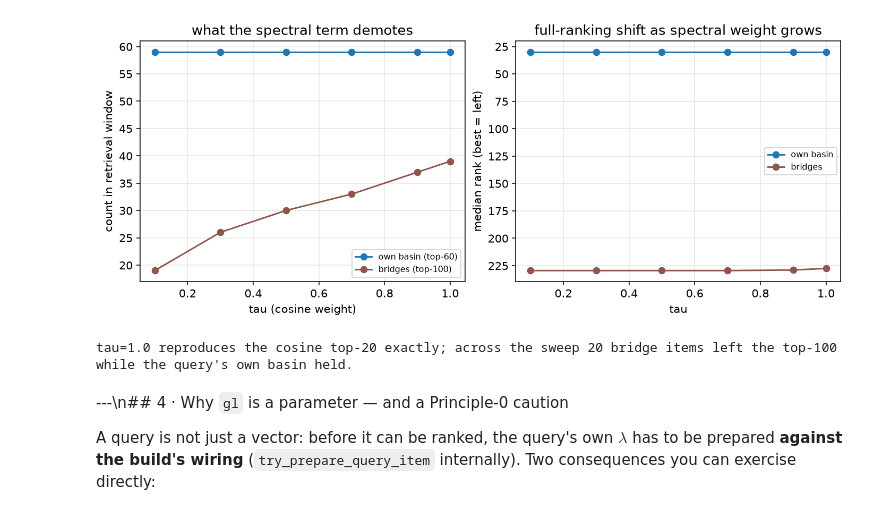
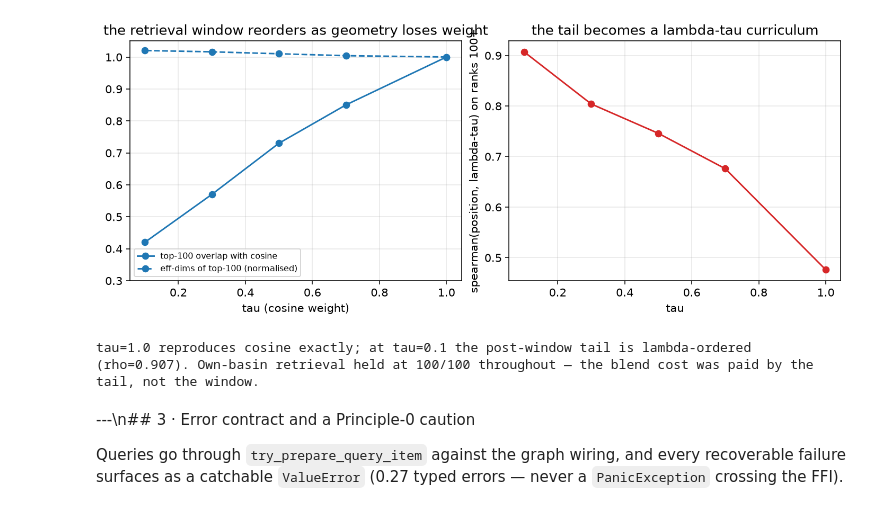
Before and after one commit to tuned-org-uk/arrowspace-analysis, a Jupyter notebook: arrowspace-base-use/00__feature_space_laplacian_and_search.ipynb, the cells around one changed output. Saved outputs shown, nothing was run; the diff lists cells and outputs as text; code cells hidden in the pictures.

```diff
--- a/arrowspace-base-use/00__feature_space_laplacian_and_search.ipynb
+++ b/arrowspace-base-use/00__feature_space_laplacian_and_search.ipynb
@@ -101,13 +111,19 @@ plt.show()
 # %%
-GRAPH_PARAMS = {"eps": 1.5, "k": 10, "topk": 5, "p": 2.0, "sigma": 1.0}
-aspace, gl = ArrowSpaceBuilder().with_seed(SEED).build(GRAPH_PARAMS, items)
+aspace, gl = (
+    ArrowSpaceBuilder()
+    .with_seed(SEED)
+    .with_dims_reduction(False, None)
+    .build(GRAPH_PARAMS, X)
+)
 
 lam = np.asarray(aspace.lambdas())
 n_degenerate = int(np.sum(np.abs(lam) < 1e-12))
 
 print(f"aspace: nitems={aspace.nitems}  nfeatures={aspace.nfeatures}  nclusters={aspace.nclusters}")
 print(f"gl:     shape={gl.shape()}  nnodes={gl.nnodes}")
-print(f"degenerate lambdas: {n_degenerate} / {len(lam)}")
+print(f"degenerate lambdas: {n_degenerate} / {len(lam)}   range: [{lam.min():.3f}, {lam.max():.3f}]")
 assert gl.shape() == (D, D), "the exposed Laplacian is the feature-space L_F"
-assert n_degenerate < 0.05 * len(lam), "index collapsed: raise eps"
+assert n_degenerate < 0.05 * len(lam), "index collapsed: the README's eps is not being honoured"
+# Note: gl.nnodes reports the ITEM count (997+1 centroid bookkeeping), while
+# gl.shape() is the F x F matrix — the namespace split again; trust shape().
 # %% [output]
@@ -205,32 +215,33 @@ print(df.to_string(index=False))
 # %%
 fig, axes = plt.subplots(1, 2, figsize=(10, 4))
-axes[0].plot(df["tau"], df["own-blob in top60"], "o-", color=COLORS[0], label="own basin (top-60)")
-axes[0].plot(df["tau"], df["bridges in top100"], "o-", color=COLORS[5], label="bridges (top-100)")
-axes[0].set_xlabel("tau (cosine weight)"); axes[0].set_ylabel("count in retrieval window")
-axes[0].set_title("what the spectral term demotes")
+axes[0].plot(df["tau"], df["overlap@100 with cosine"], "o-", color="tab:blue",
+             label="top-100 overlap with cosine")
+axes[0].plot(df["tau"], df["mean eff-dims in top100"] / df.loc[df.tau == 1.0, "mean eff-dims in top100"].iloc[0],
+             "o--", color=COLORS[0], label="eff-dims of top-100 (normalised)")
+axes[0].set_xlabel("tau (cosine weight)"); axes[0].set_ylim(0.3, 1.05)
+axes[0].set_title("the retrieval window reorders as geometry loses weight")
 axes[0].legend(fontsize=8)
 
-axes[1].plot(df["tau"], df["median rank own-blob"], "o-", color=COLORS[0], label="own basin")
-axes[1].plot(df["tau"], df["median rank bridges"], "o-", color=COLORS[5], label="bridges")
-axes[1].invert_yaxis()
-axes[1].set_xlabel("tau"); axes[1].set_ylabel("median rank (best = left)")
-axes[1].set_title("full-ranking shift as spectral weight grows")
-axes[1].legend(fontsize=8)
+axes[1].plot(df["tau"], df["spearman(tail order, lambda-tau)"], "o-", color="tab:red")
+axes[1].set_xlabel("tau"); axes[1].set_ylabel("spearman(position, lambda-tau) on ranks 100+")
+axes[1].set_title("the tail becomes a lambda-tau curriculum")
 fig.savefig(OUT / "fig_03_tau_blend.png")
 plt.show()
 
-assert df.loc[df.tau == 1.0, "top20 == cosine top20"].item() == 1, "tau=1 must equal cosine"
-drop = int(df["bridges in top100"].iloc[0] - df["bridges in top100"].iloc[-1])
-assert drop > 10, "the blend should visibly evict boundary items"
-print(f"tau=1.0 reproduces the cosine top-20 exactly; across the sweep {drop} bridge items "
-      "left the top-100 while the query's own basin held.")
+row1 = df.loc[df.tau == 1.0].iloc[0]
+assert row1["top20 == cosine top20"] == 1, "tau=1 must equal cosine"
+r_low = df.loc[df.tau == 0.1, "spearman(tail order, lambda-tau)"].iloc[0]
+assert abs(r_low) > abs(row1["spearman(tail order, lambda-tau)"]), "spectral weight must order the tail"
+print(f"tau=1.0 reproduces cosine exactly; at tau=0.1 the post-window tail is lambda-ordered "
+      f"(rho={r_low}). Own-basin retrieval held at 100/100 throughout — the blend cost was paid "
+      "by the tail, not the window.")
 # %% [output]
-[figure, old version]
+[figure, new version]
-tau=1.0 reproduces the cosine top-20 exactly; across the sweep 20 bridge items left the top-100 while the query's own basin held.
+tau=1.0 reproduces cosine exactly; at tau=0.1 the post-window tail is lambda-ordered (rho=0.907). Own-basin retrieval held at 100/100 throughout — the blend cost was paid by the tail, not the window.
-# %% [markdown]
----\n## 4 · Why `gl` is a parameter — and a Principle-0 caution
-
-A query is not just a vector: before it can be ranked, the query's own $\lambda$ has to be
-prepared **against the build's wiring** (`try_prepare_query_item` internally). Two
-consequences you can exercise directly:
+# %% [markdown]
+---\n## 3 · Error contract and a Principle-0 caution
+
+Queries go through `try_prepare_query_item` against the graph wiring, and every recoverable
+failure surfaces as a catchable `ValueError` (0.27 typed errors — never a
+`PanicException` crossing the FFI).
 # %%
```
Also changed, not shown: parts of 19 cells of this notebook, 24 other files.
